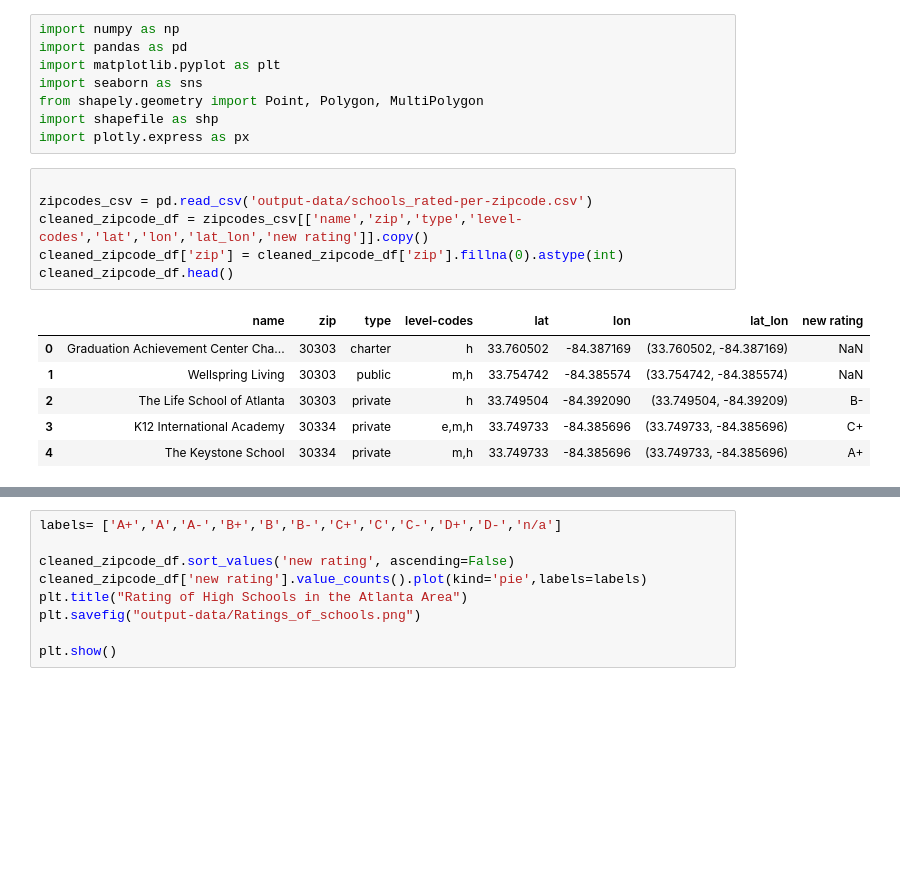
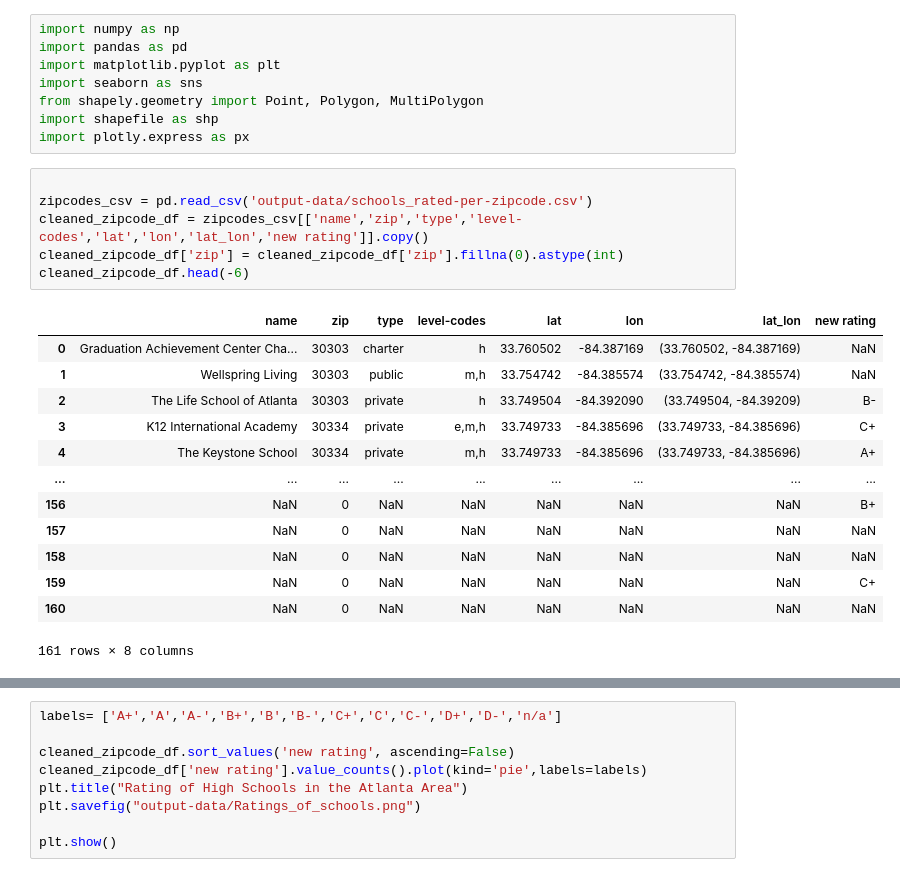
Before and after one commit to KellyPared/GT-Bootcamp-Atlanta_schoolsby_district, a Jupyter notebook: school_graphs-kps.ipynb, the cells around one changed output, grey strips where cells are left out. Saved outputs shown, nothing was run; the diff lists cells and outputs as text; blank space fills up the shorter version.

```diff
--- a/school_graphs-kps.ipynb
+++ b/school_graphs-kps.ipynb
@@ -9,14 +9,21 @@ import plotly.express as px
 # %%
 
 zipcodes_csv = pd.read_csv('output-data/schools_rated-per-zipcode.csv')
 cleaned_zipcode_df = zipcodes_csv[['name','zip','type','level-codes','lat','lon','lat_lon','new rating']].copy()
 cleaned_zipcode_df['zip'] = cleaned_zipcode_df['zip'].fillna(0).astype(int)
-cleaned_zipcode_df.head()
+cleaned_zipcode_df.head(-6)
 # %% [output]
 |  | name | zip | type | level-codes | lat | lon | lat_lon | new rating |
 | 0 | Graduation Achievement Center Cha... | 30303 | charter | h | 33.760502 | -84.387169 | (33.760502, -84.387169) | NaN |
 | 1 | Wellspring Living | 30303 | public | m,h | 33.754742 | -84.385574 | (33.754742, -84.385574) | NaN |
 | 2 | The Life School of Atlanta | 30303 | private | h | 33.749504 | -84.392090 | (33.749504, -84.39209) | B- |
 | 3 | K12 International Academy | 30334 | private | e,m,h | 33.749733 | -84.385696 | (33.749733, -84.385696) | C+ |
 | 4 | The Keystone School | 30334 | private | m,h | 33.749733 | -84.385696 | (33.749733, -84.385696) | A+ |
+| ... | ... | ... | ... | ... | ... | ... | ... | ... |
+| 156 | NaN | 0 | NaN | NaN | NaN | NaN | NaN | B+ |
+| 157 | NaN | 0 | NaN | NaN | NaN | NaN | NaN | NaN |
+| 158 | NaN | 0 | NaN | NaN | NaN | NaN | NaN | NaN |
+| 159 | NaN | 0 | NaN | NaN | NaN | NaN | NaN | C+ |
+| 160 | NaN | 0 | NaN | NaN | NaN | NaN | NaN | NaN |
+161 rows × 8 columns
 # %%
```
Also changed, not shown: parts of 7 cells of this notebook, 6 other files.
